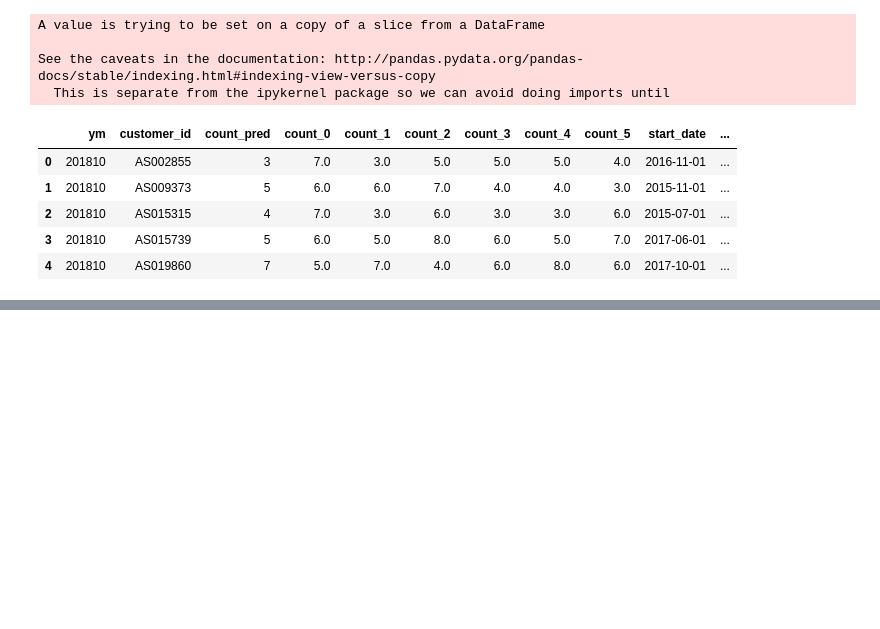
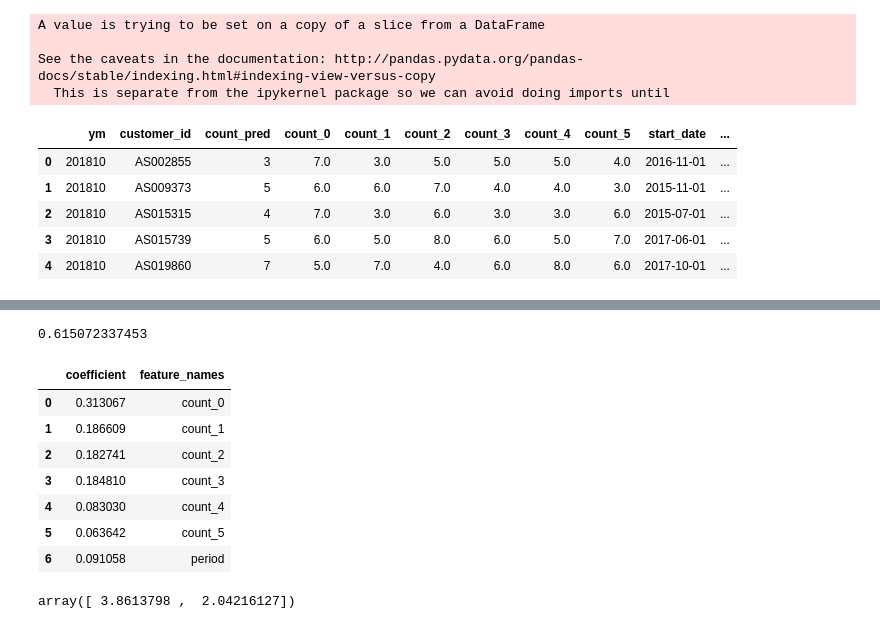
Before and after one commit to y-uty/100knock, a Jupyter notebook: learning2.ipynb, the cells around one changed output, grey strips where cells are left out. Cells and saved outputs as stored; diff of their text form; code cells hidden in the pictures; blank space fills up the shorter version.

```diff
--- a/learning2.ipynb
+++ b/learning2.ipynb
@@ -406,0 +450,28 @@ NameError: name 'predict_data' is not defined
+# %%
+# 評価用データでの精度の評価
+print(model.score(X_test, y_test))
+# %% [output]
+0.615072337453
+# %%
+# モデルに寄与している変数を確認する
+coef = pd.DataFrame({"feature_names":X.columns, "coefficient":model.coef_})
+# %%
+coef
+# 直近一ヶ月の利用回数が最も翌月の利用回数に影響していることがわかる
+# %% [output]
+|  | coefficient | feature_names |
+| 0 | 0.313067 | count_0 |
+| 1 | 0.186609 | count_1 |
+| 2 | 0.182741 | count_2 |
+| 3 | 0.184810 | count_3 |
+| 4 | 0.083030 | count_4 |
+| 5 | 0.063642 | count_5 |
+| 6 | 0.091058 | period |
+# %%
+# 来月の利用回数を予測する
+x1 = [3,4,4,6,8,7,8]
+x2 = [2,2,3,3,4,6,8]
+x_pred = [x1, x2]
+model.predict(x_pred)
+# %% [output]
+array([ 3.8613798 ,  2.04216127])
```
Also changed, not shown: parts of 14 cells of this notebook, 1 other file.
